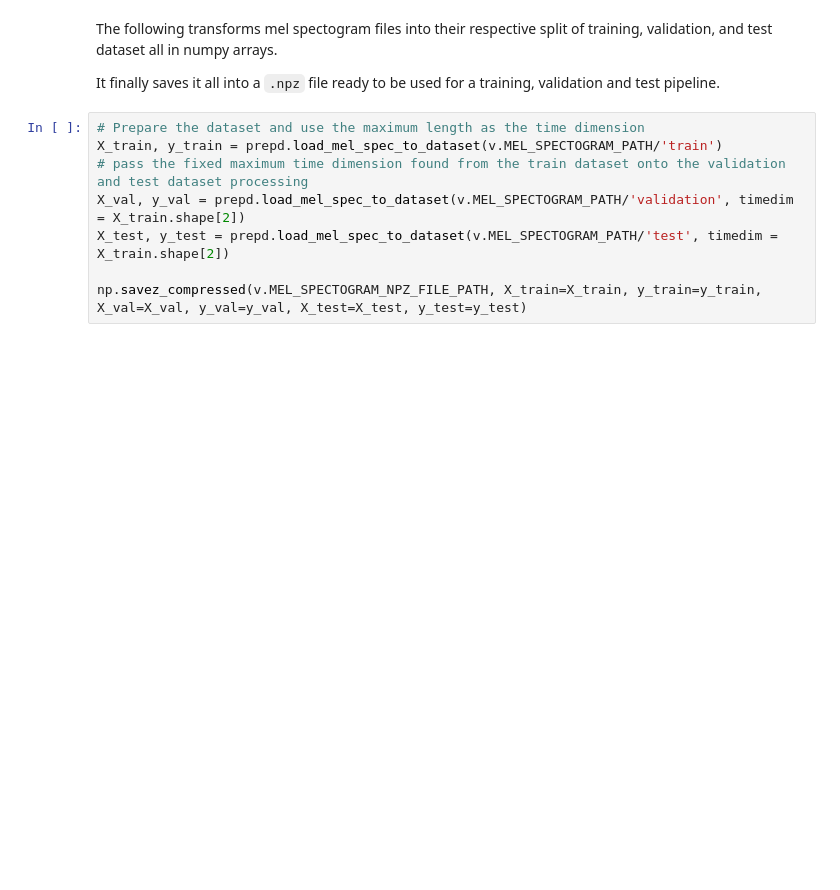
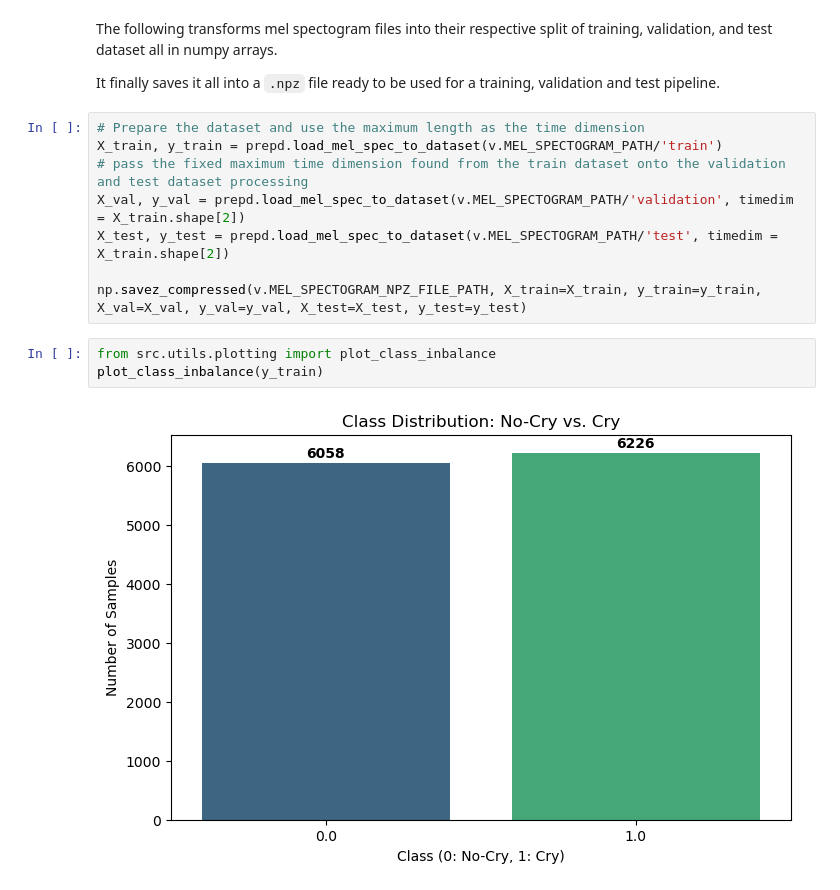
Before and after one commit to JayC-SF/COMP-432-Project, a Jupyter notebook: notebooks/preprocess_data.ipynb, the cells around one changed output. Drawn from its saved outputs; the diff is of its cells as text; blank space fills up the shorter version.

```diff
--- a/notebooks/preprocess_data.ipynb
+++ b/notebooks/preprocess_data.ipynb
@@ -101,3 +101,8 @@ X_val, y_val = prepd.load_mel_spec_to_dataset(v.MEL_SPECTOGRAM_PATH/'validation'
 X_test, y_test = prepd.load_mel_spec_to_dataset(v.MEL_SPECTOGRAM_PATH/'test', timedim = X_train.shape[2])
 
 np.savez_compressed(v.MEL_SPECTOGRAM_NPZ_FILE_PATH, X_train=X_train, y_train=y_train, X_val=X_val, y_val=y_val, X_test=X_test, y_test=y_test)
+# %%
+from src.utils.plotting import plot_class_inbalance
+plot_class_inbalance(y_train)
+# %% [output]
+[figure, added]
```
Also changed, not shown: parts of 3 cells of this notebook, 5 other files.
